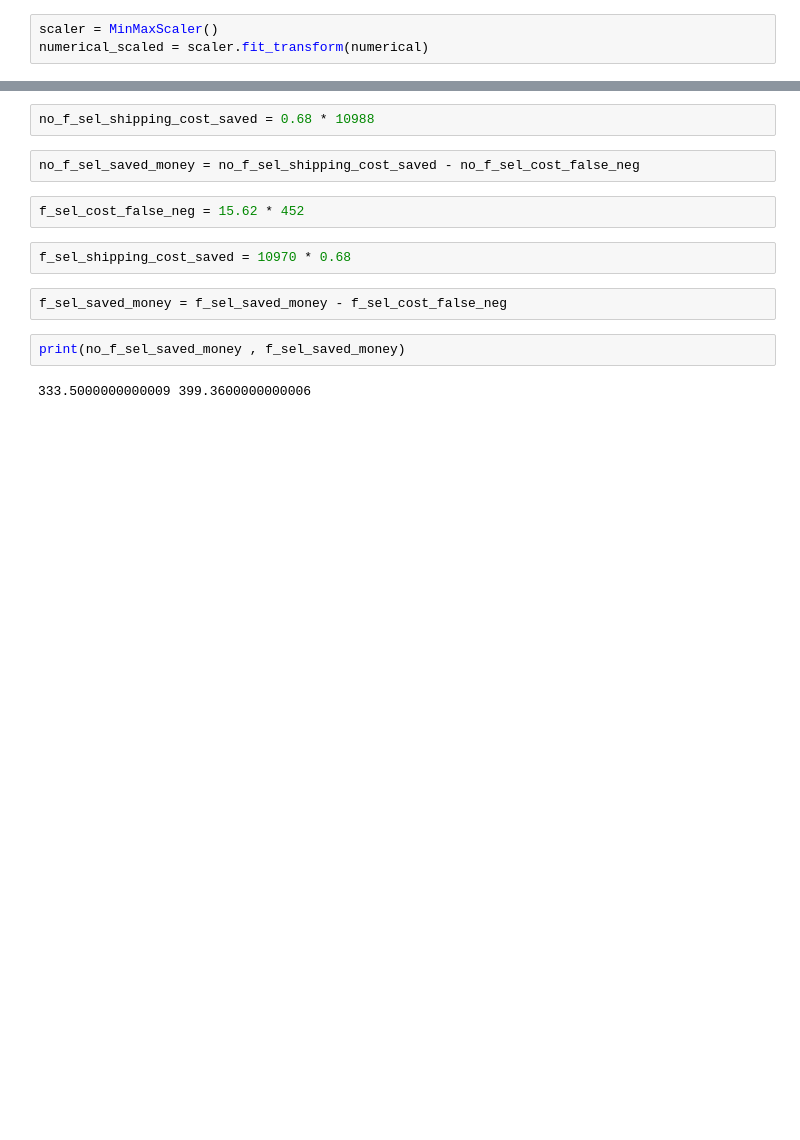
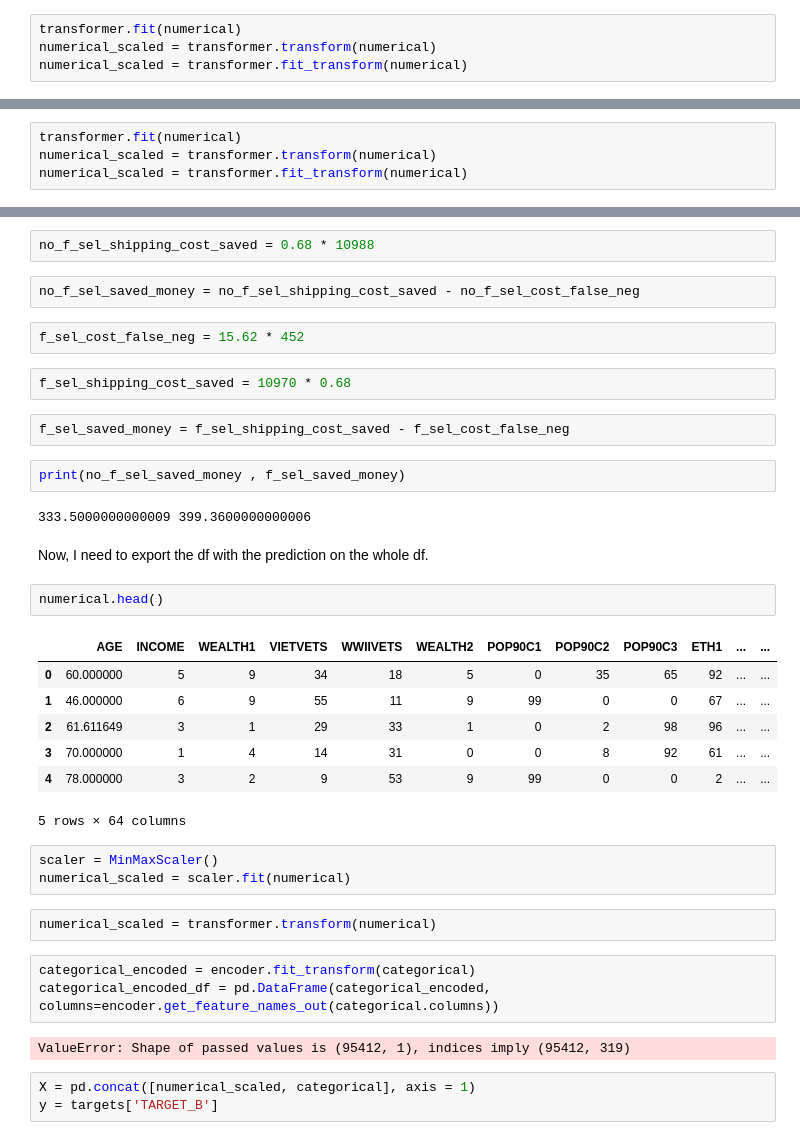
Before and after one commit to vadragna/lab-random-forests, a Jupyter notebook: random_forstest.ipynb, the cells around one changed output, grey strips where cells are left out. Drawn from its saved outputs; the diff is of its cells as text; blank space fills up the shorter version.

```diff
--- a/random_forstest.ipynb
+++ b/random_forstest.ipynb
@@ -132,8 +132,9 @@ array([[10988,  7095],
 # %% [markdown]
 FEATURE SELECTION
 # %%
-scaler = MinMaxScaler()
-numerical_scaled = scaler.fit_transform(numerical)
+transformer.fit(numerical)
+numerical_scaled = transformer.transform(numerical)
+numerical_scaled = transformer.fit_transform(numerical)
 # %%
 from sklearn.feature_selection import VarianceThreshold
 var_threshold = 0.02
@@ -254,3 +255,7 @@ columns_to_drop
 numerical.drop(columns_to_drop, axis=1, inplace=True)
 # %% [markdown]
 RETRYING THE FOREST MODEL WITH FEATURE REDUCTION
+# %%
+transformer.fit(numerical)
+numerical_scaled = transformer.transform(numerical)
+numerical_scaled = transformer.fit_transform(numerical)
@@ -355,8 +364,33 @@ f_sel_cost_false_neg = 15.62 * 452
 # %%
 f_sel_shipping_cost_saved = 10970 * 0.68
 # %%
-f_sel_saved_money = f_sel_saved_money - f_sel_cost_false_neg
+f_sel_saved_money = f_sel_shipping_cost_saved - f_sel_cost_false_neg
 # %%
 print(no_f_sel_saved_money , f_sel_saved_money)
 # %% [output]
 333.5000000000009 399.3600000000006
+# %% [markdown]
+Now, I need to export the df with the prediction on the whole df.
+# %%
+numerical.head()
+# %% [output]
+|  | AGE | INCOME | WEALTH1 | VIETVETS | WWIIVETS | WEALTH2 | POP90C1 | POP90C2 | POP90C3 | ETH1 | ... | ... |
+| 0 | 60.000000 | 5 | 9 | 34 | 18 | 5 | 0 | 35 | 65 | 92 | ... | ... |
+| 1 | 46.000000 | 6 | 9 | 55 | 11 | 9 | 99 | 0 | 0 | 67 | ... | ... |
+| 2 | 61.611649 | 3 | 1 | 29 | 33 | 1 | 0 | 2 | 98 | 96 | ... | ... |
+| 3 | 70.000000 | 1 | 4 | 14 | 31 | 0 | 0 | 8 | 92 | 61 | ... | ... |
+| 4 | 78.000000 | 3 | 2 | 9 | 53 | 9 | 99 | 0 | 0 | 2 | ... | ... |
+5 rows × 64 columns
+# %%
+scaler = MinMaxScaler()
+numerical_scaled = scaler.fit(numerical)
+# %%
+numerical_scaled = transformer.transform(numerical)
+# %%
+categorical_encoded = encoder.fit_transform(categorical)
+categorical_encoded_df = pd.DataFrame(categorical_encoded, columns=encoder.get_feature_names_out(categorical.columns))
+# %% [output]
+ValueError: Shape of passed values is (95412, 1), indices imply (95412, 319)
+# %%
+X = pd.concat([numerical_scaled, categorical], axis = 1)
+y = targets['TARGET_B']
```
Also changed, not shown: parts of 21 cells of this notebook, 4 other files.
